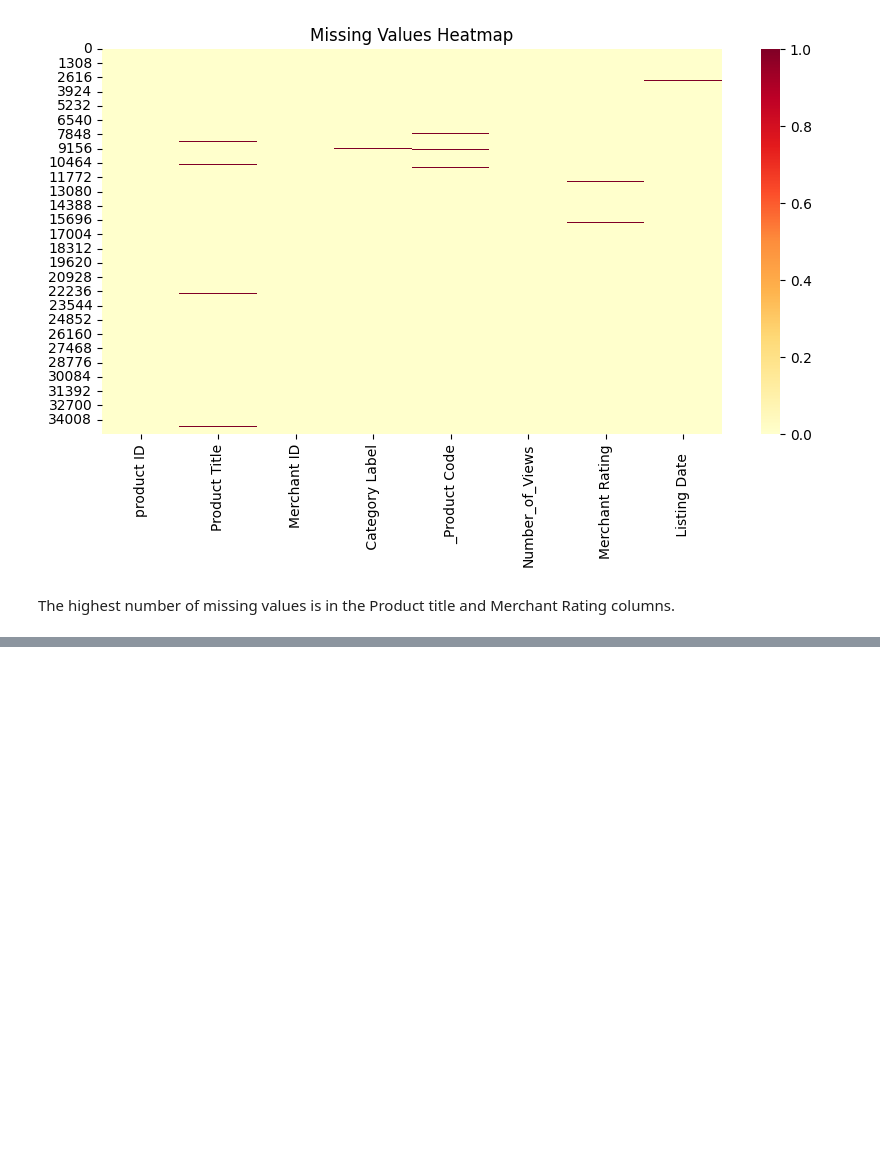
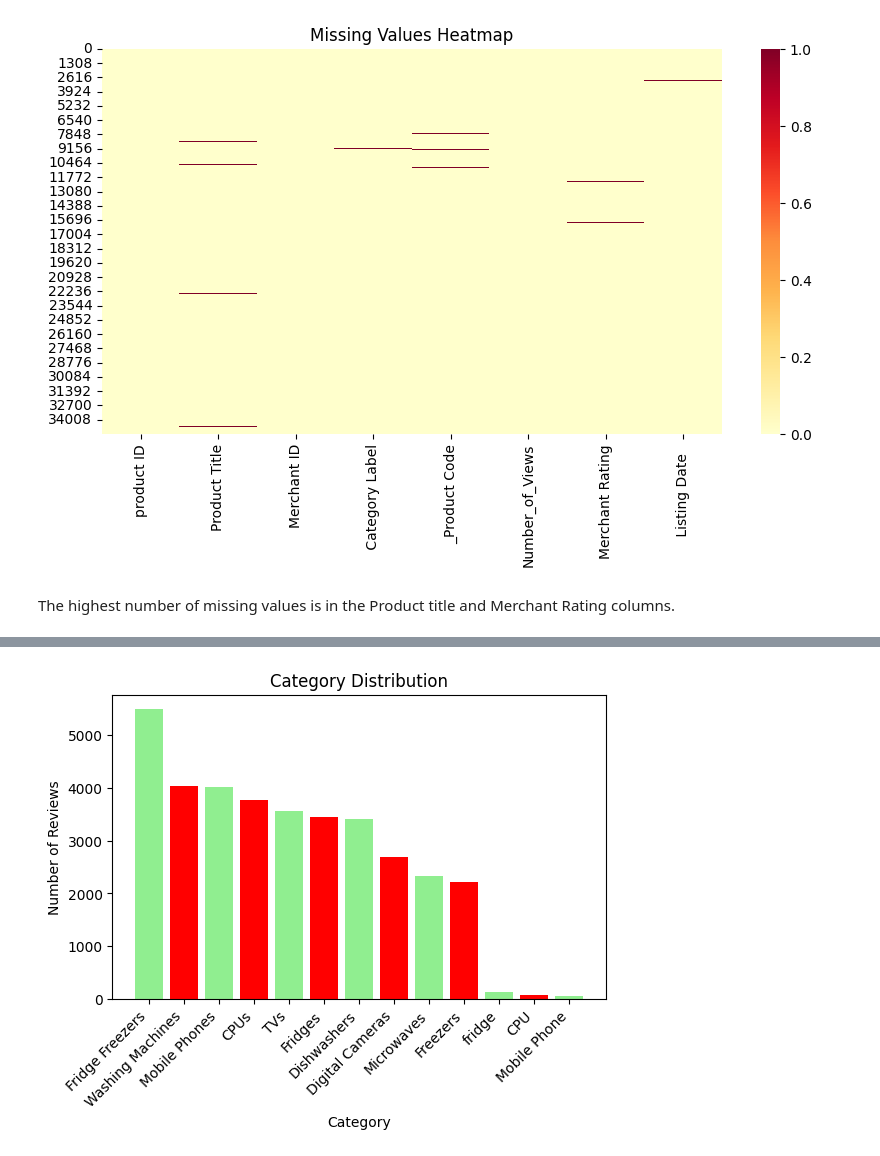
Before and after one commit to JelenaMaxVicovac/ml_final_task, a Jupyter notebook: notebook/Jelena_Maksimovic_Vicovac_final_task.ipynb, the cells around one changed output, grey strips where cells are left out. Cells and saved outputs as stored; diff of their text form; code cells hidden in the pictures; blank space fills up the shorter version.

Commit message:
Checking columns Product Category and Product Title

```diff
--- a/notebook/Jelena_Maksimovic_Vicovac_final_task.ipynb
+++ b/notebook/Jelena_Maksimovic_Vicovac_final_task.ipynb
@@ -75,0 +78,14 @@ The highest number of missing values is in the Product title and Merchant Rating
+# %%
+
+# printing names of each column
+print (df.columns)
+
+# cleaning column names
+df.columns = df.columns.str.strip()
+
+# Count occurrences of each category label
+category_counts = df['Category Label'].value_counts()
+
+# Print counts
+print("Category distribution (counts):")
+print(category_counts)
@@ -75,0 +113,15 @@ The highest number of missing values is in the Product title and Merchant Rating
+# %%
+# Plot category distribution
+import seaborn as sns
+import matplotlib.pyplot as plt
+
+plt.figure(figsize=(6, 4))
+plt.bar(category_counts.index, category_counts.values, color=['lightgreen', 'red'])
+plt.title("Category Distribution")
+plt.xlabel("Category")
+plt.ylabel("Number of Reviews")
+plt.tight_layout()
+plt.xticks(rotation=45, ha='right')
+plt.show()
+# %% [output]
+[figure, added]
```
Also changed, not shown: parts of 6 cells of this notebook.
